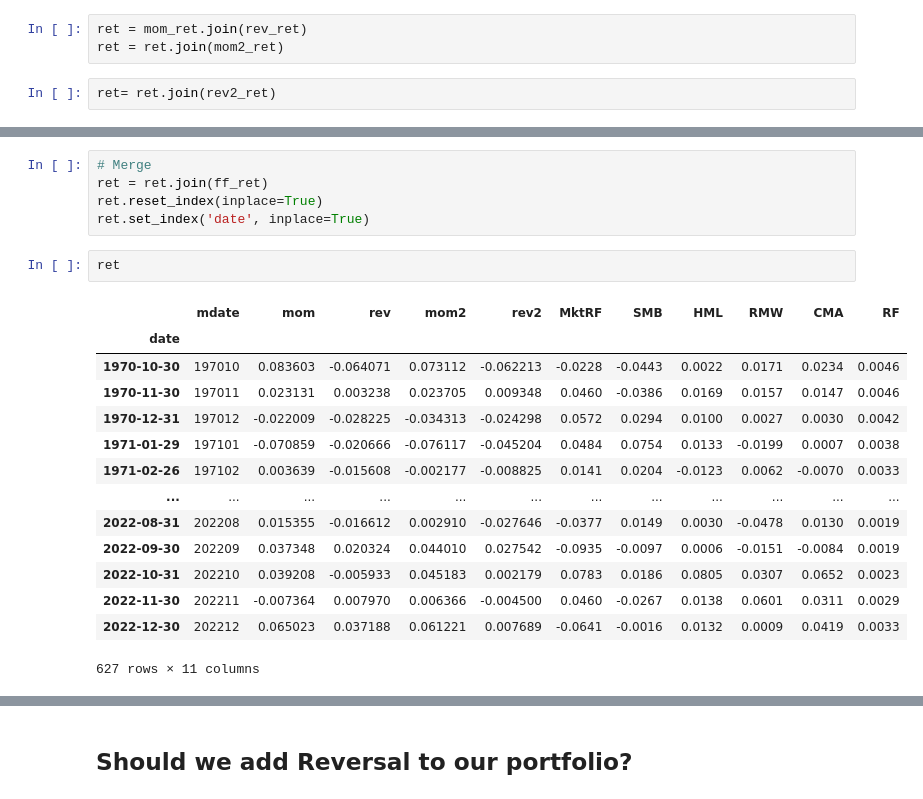
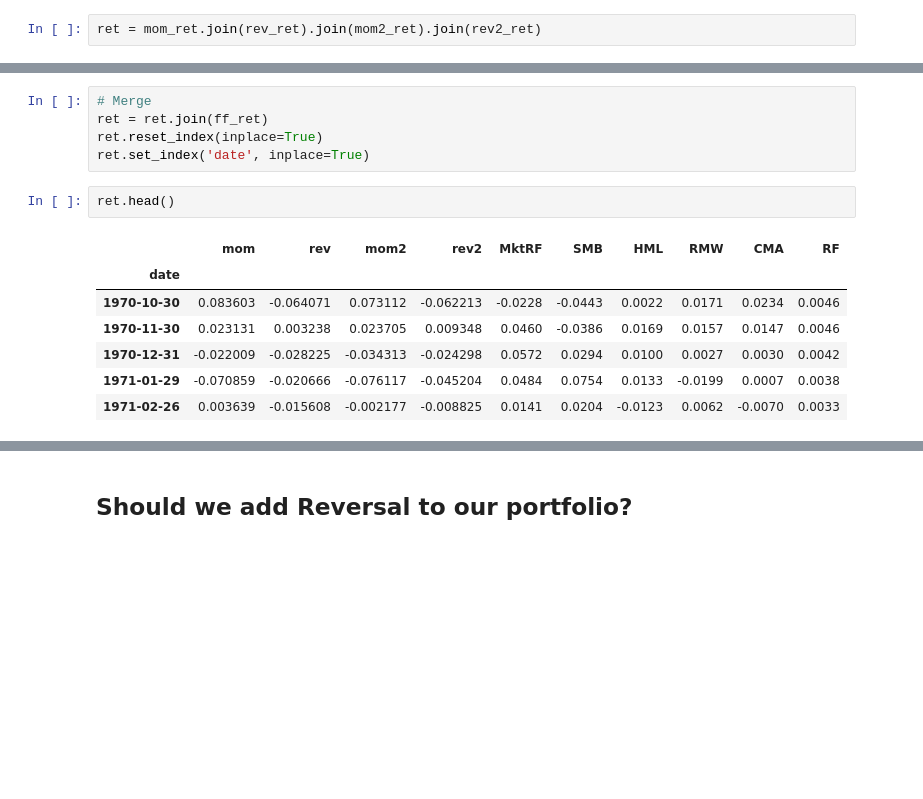
Before and after one commit to kburr97/big_data2023, a Jupyter notebook: lecture_notes/LectureNotes_06_Performance_Evaluation.ipynb, the cells around one changed output, grey strips where cells are left out. Saved outputs shown, nothing was run; the diff lists cells and outputs as text; blank space fills up the shorter version.

```diff
--- a/lecture_notes/LectureNotes_06_Performance_Evaluation.ipynb
+++ b/lecture_notes/LectureNotes_06_Performance_Evaluation.ipynb
@@ -557,10 +557,7 @@ mom = mom.unstack(level=[1, 2])
 mom_ret = mom.loc[:, idx[:, 'ret11_23']].mean(axis=1)-mom.loc[:, idx[:, 'ret11_21']].mean(axis=1)
 mom_ret = mom_ret.to_frame('mom')
 # %%
-ret = mom_ret.join(rev_ret)
-ret = ret.join(mom2_ret)
+ret = mom_ret.join(rev_ret).join(mom2_ret).join(rev2_ret)
-# %%
-ret= ret.join(rev2_ret)
 # %% [markdown]
 #### Long-short portfolio returns
 # %%
@@ -613,22 +610,15 @@ ret = ret.join(ff_ret)
 ret.reset_index(inplace=True)
 ret.set_index('date', inplace=True)
 # %%
-ret
+ret.head()
 # %% [output]
-|  | mdate | mom | rev | mom2 | rev2 | MktRF | SMB | HML | RMW | CMA | RF |
-| date |  |  |  |  |  |  |  |  |  |  |  |
-| 1970-10-30 | 197010 | 0.083603 | -0.064071 | 0.073112 | -0.062213 | -0.0228 | -0.0443 | 0.0022 | 0.0171 | 0.0234 | 0.0046 |
-| 1970-11-30 | 197011 | 0.023131 | 0.003238 | 0.023705 | 0.009348 | 0.0460 | -0.0386 | 0.0169 | 0.0157 | 0.0147 | 0.0046 |
-| 1970-12-31 | 197012 | -0.022009 | -0.028225 | -0.034313 | -0.024298 | 0.0572 | 0.0294 | 0.0100 | 0.0027 | 0.0030 | 0.0042 |
-| 1971-01-29 | 197101 | -0.070859 | -0.020666 | -0.076117 | -0.045204 | 0.0484 | 0.0754 | 0.0133 | -0.0199 | 0.0007 | 0.0038 |
-| 1971-02-26 | 197102 | 0.003639 | -0.015608 | -0.002177 | -0.008825 | 0.0141 | 0.0204 | -0.0123 | 0.0062 | -0.0070 | 0.0033 |
-| ... | ... | ... | ... | ... | ... | ... | ... | ... | ... | ... | ... |
-| 2022-08-31 | 202208 | 0.015355 | -0.016612 | 0.002910 | -0.027646 | -0.0377 | 0.0149 | 0.0030 | -0.0478 | 0.0130 | 0.0019 |
-| 2022-09-30 | 202209 | 0.037348 | 0.020324 | 0.044010 | 0.027542 | -0.0935 | -0.0097 | 0.0006 | -0.0151 | -0.0084 | 0.0019 |
-| 2022-10-31 | 202210 | 0.039208 | -0.005933 | 0.045183 | 0.002179 | 0.0783 | 0.0186 | 0.0805 | 0.0307 | 0.0652 | 0.0023 |
-| 2022-11-30 | 202211 | -0.007364 | 0.007970 | 0.006366 | -0.004500 | 0.0460 | -0.0267 | 0.0138 | 0.0601 | 0.0311 | 0.0029 |
-| 2022-12-30 | 202212 | 0.065023 | 0.037188 | 0.061221 | 0.007689 | -0.0641 | -0.0016 | 0.0132 | 0.0009 | 0.0419 | 0.0033 |
+|  | mom | rev | mom2 | rev2 | MktRF | SMB | HML | RMW | CMA | RF |
+| date |  |  |  |  |  |  |  |  |  |  |
+| 1970-10-30 | 0.083603 | -0.064071 | 0.073112 | -0.062213 | -0.0228 | -0.0443 | 0.0022 | 0.0171 | 0.0234 | 0.0046 |
+| 1970-11-30 | 0.023131 | 0.003238 | 0.023705 | 0.009348 | 0.0460 | -0.0386 | 0.0169 | 0.0157 | 0.0147 | 0.0046 |
+| 1970-12-31 | -0.022009 | -0.028225 | -0.034313 | -0.024298 | 0.0572 | 0.0294 | 0.0100 | 0.0027 | 0.0030 | 0.0042 |
+| 1971-01-29 | -0.070859 | -0.020666 | -0.076117 | -0.045204 | 0.0484 | 0.0754 | 0.0133 | -0.0199 | 0.0007 | 0.0038 |
+| 1971-02-26 | 0.003639 | -0.015608 | -0.002177 | -0.008825 | 0.0141 | 0.0204 | -0.0123 | 0.0062 | -0.0070 | 0.0033 |
-627 rows × 11 columns
 # %%
 smf.ols('mom ~ MktRF', data=ret.loc['2010-01-01':]).fit().summary()
 # %% [output]
```
Also changed, not shown: parts of 6 cells of this notebook.
